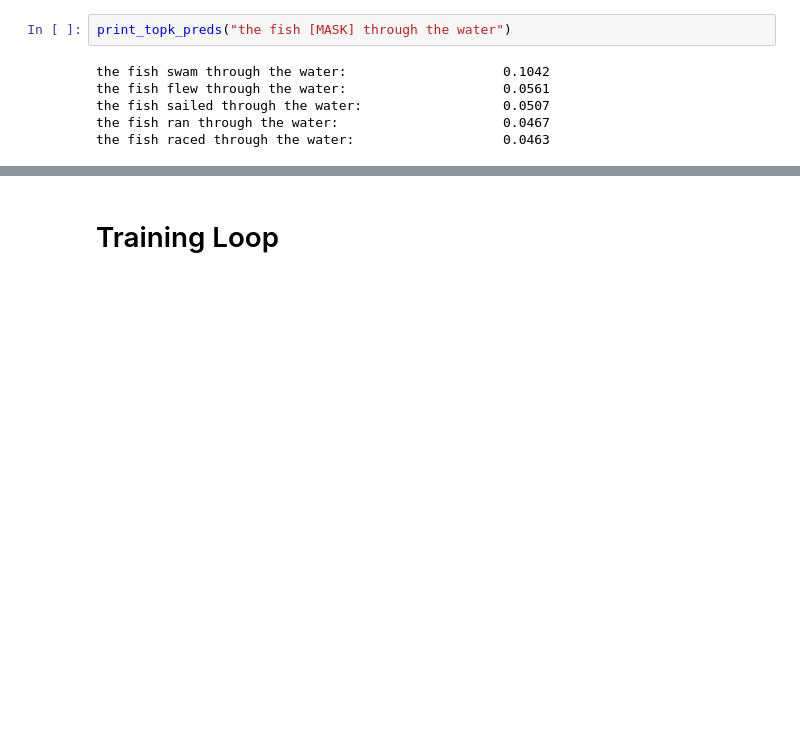
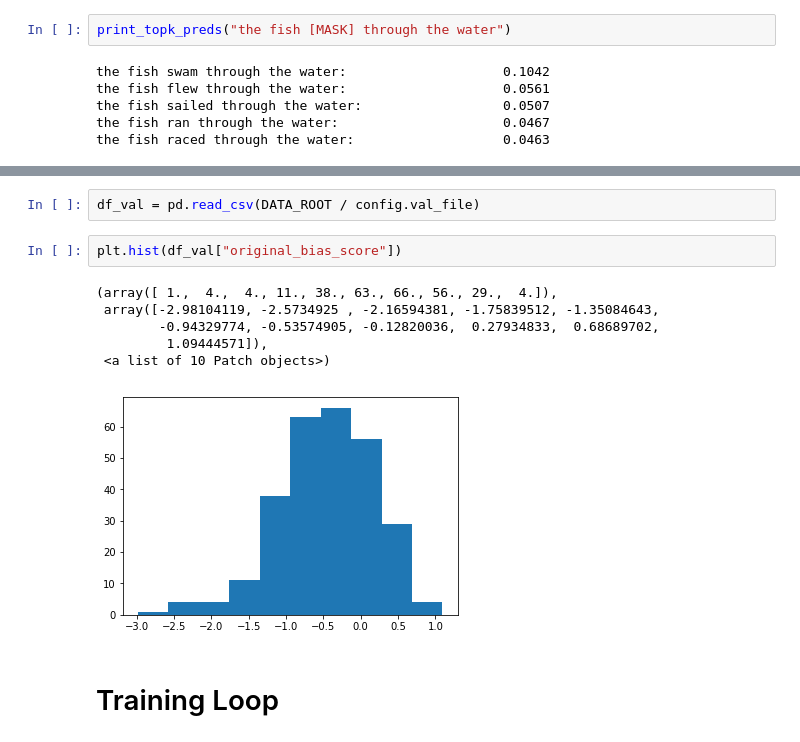
Before and after one commit to keitakurita/contextual_embedding_bias_measure, a Jupyter notebook: notebooks/bert_naive_debiasing.ipynb, the cells around one changed output, grey strips where cells are left out. Saved outputs shown, nothing was run; the diff lists cells and outputs as text; blank space fills up the shorter version.

```diff
--- a/notebooks/bert_naive_debiasing.ipynb
+++ b/notebooks/bert_naive_debiasing.ipynb
@@ -630,3 +662,14 @@ the fish raced through the water:                   0.0463
+# %%
+df_val = pd.read_csv(DATA_ROOT / config.val_file)
+# %%
+plt.hist(df_val["original_bias_score"])
+# %% [output]
+(array([ 1.,  4.,  4., 11., 38., 63., 66., 56., 29.,  4.]),
+ array([-2.98104119, -2.5734925 , -2.16594381, -1.75839512, -1.35084643,
+        -0.94329774, -0.53574905, -0.12820036,  0.27934833,  0.68689702,
+         1.09444571]),
+ <a list of 10 Patch objects>)
+[figure, added]
 # %% [markdown]
 # Training Loop
 # %%
```
Also changed, not shown: parts of 47 cells of this notebook.
